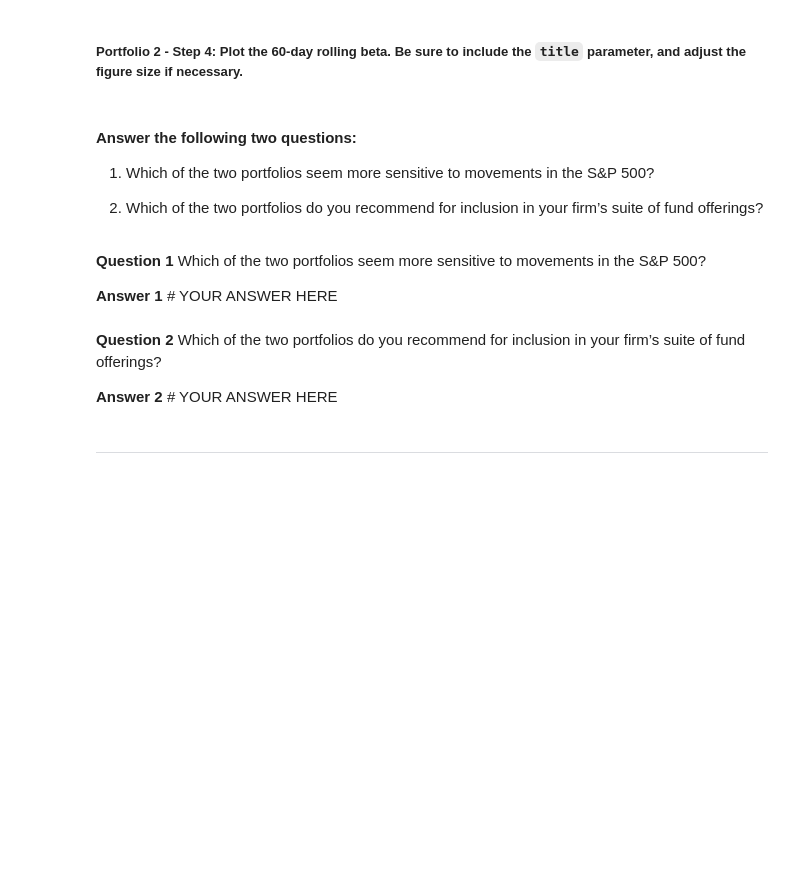
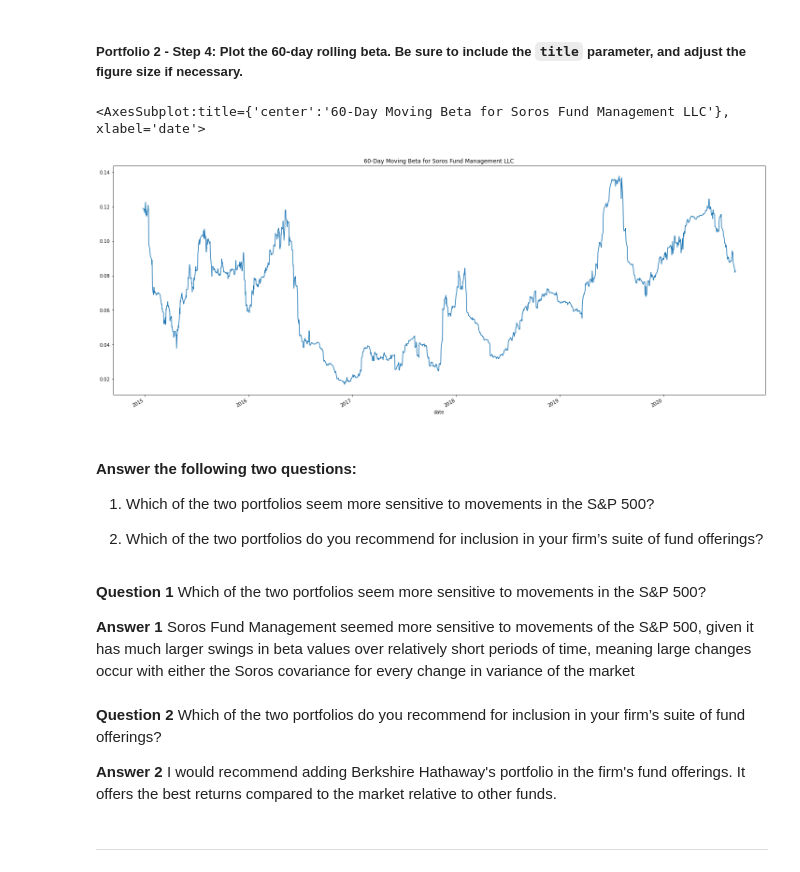
Before and after one commit to Rishi-Prasadha/RICE-FINTECH-04_Challenge, a Jupyter notebook: Starter_Code-4/risk_return_analysis.ipynb, the cells around one changed output. Cells and saved outputs as stored; diff of their text form; code cells hidden in the pictures; blank space fills up the shorter version.

Commit message:
Wrote out the README. Finished the rest of the code, answered the questions throughout the notebooks. Still need to go over final checks.

```diff
--- a/Starter_Code-4/risk_return_analysis.ipynb
+++ b/Starter_Code-4/risk_return_analysis.ipynb
@@ -392,7 +393,7 @@ Your analysis is nearing completion. Now, you need to evaluate how the portfolio
 # Calculate the variance of the S&P 500 using a rolling 60-day window.
 # YOUR CODE HERE
 
-nav_variance = nav_daily_returns.rolling(window=60).var()
+sp500_variance = nav_daily_returns["S&P 500"].rolling(window=60).var()
 # %% [markdown]
 #### For each of the two portfolios that you chose, complete the following steps:
 
@@ -476,3 +475,7 @@ nav_beta.plot()
 # Calculate the covariance using a 60-day rolling window
 # Review the last five rows of the covariance data
 # YOUR CODE HERE
+
+soros_covariance = fund_daily_returns["SOROS FUND MANAGEMENT LLC"].rolling(window=60).cov(sp500_daily_returns)
+
+display(soros_covariance.tail())
@@ -482,3 +493,7 @@ nav_beta.plot()
 # Calculate the beta based on the 60-day rolling covariance compared to the market (S&P 500)
 # Review the last five rows of the beta information
 # YOUR CODE HERE
+
+soros_beta = soros_covariance / sp500_variance
+
+display(soros_beta.tail())
@@ -492,7 +517,12 @@ nav_beta.plot()
 # %%
 # Plot the rolling beta
 # Include a title parameter and adjust the figure size
 # YOUR CODE HERE
+
+soros_beta.plot(figsize=(25,10), title="60-Day Moving Beta for Soros Fund Management LLC")
+# %% [output]
+<AxesSubplot:title={'center':'60-Day Moving Beta for Soros Fund Management LLC'}, xlabel='date'>
+[figure, added]
 # %% [markdown]
 #### Answer the following two questions:
 
@@ -502,10 +532,10 @@ nav_beta.plot()
 # %% [markdown]
 **Question 1** Which of the two portfolios seem more sensitive to movements in the S&P 500?
 
-**Answer 1** # YOUR ANSWER HERE
+**Answer 1** Soros Fund Management seemed more sensitive to movements of the S&P 500, given it has much larger swings in beta values over relatively short periods of time, meaning large changes occur with either the Soros covariance for every change in variance of the market
 # %% [markdown]
 **Question 2** Which of the two portfolios do you recommend for inclusion in your firm’s suite of fund offerings?
 
-**Answer 2** # YOUR ANSWER HERE
+**Answer 2** I would recommend adding Berkshire Hathaway's portfolio in the firm's fund offerings. It offers the best returns compared to the market relative to other funds.
 # %% [markdown]
 ---
```
Also changed, not shown: parts of 16 cells of this notebook, 1 other file.
